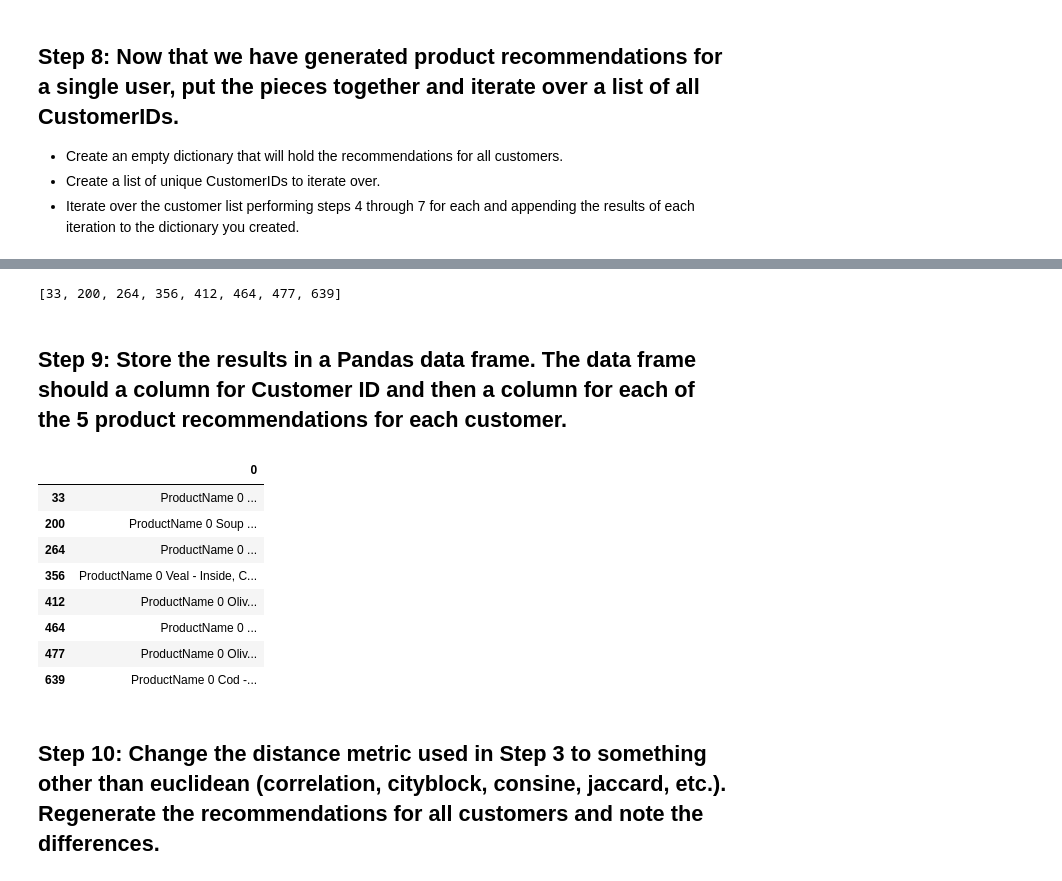
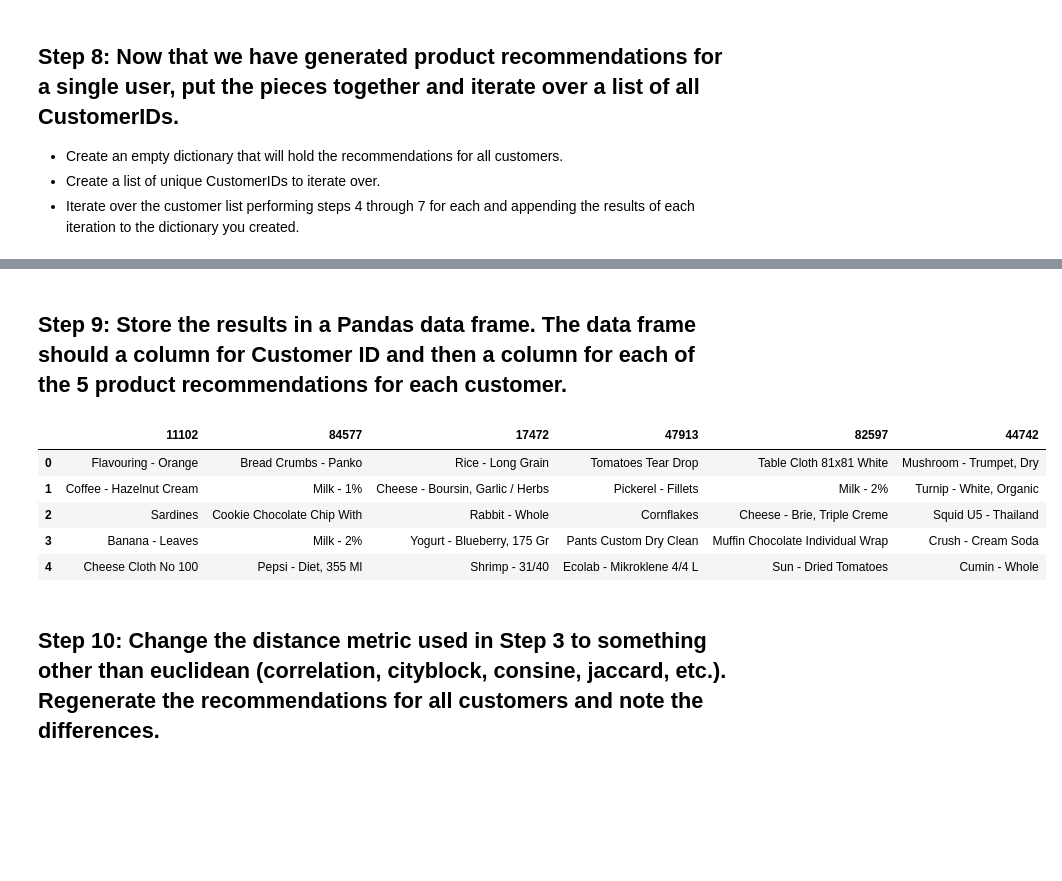
Before and after one commit to alejandroperela/datamad0119, a Jupyter notebook: module-2/lab-intro-recommender-systems/your-code/main.ipynb, the cells around one changed output, grey strips where cells are left out. Saved outputs shown, nothing was run; the diff lists cells and outputs as text; code cells hidden in the pictures; blank space fills up the shorter version.

```diff
--- a/module-2/lab-intro-recommender-systems/your-code/main.ipynb
+++ b/module-2/lab-intro-recommender-systems/your-code/main.ipynb
@@ -125,17 +126,22 @@ merged
 - Create a list of unique CustomerIDs to iterate over.
 - Iterate over the customer list performing steps 4 through 7 for each and appending the results of each iteration to the dictionary you created.
 # %%
-empty = {}
-CustomerIDs = [33, 200, 264, 356, 412, 464, 477, 639]
-for i in CustomerIDs:
-    similarities = distances[i].sort_values(ascending=False)[1:]
-    some_values = []
-    for k, j in dict(similarities.head()).items():
-        some_values.append(k)
-    data5 = quantities.loc[quantities['CustomerID'].isin(some_values)]
-    data5_new = data5.groupby('ProductName', as_index=False).agg({'Quantity':'sum'}).sort_values(['Quantity'],ascending=False)
-    merged = pd.merge(data5_new, quantities_pivot, on='ProductName')
-    merged = merged.loc[merged[i]==0].sort_values(['Quantity'],ascending=False).head()
-    merged = pd.DataFrame(merged.ProductName)
-    empty[i] = merged
-empty
+def recommendations(distance):
+    empty = {}
+    CustomerIDs = data['CustomerID'].sample(n=6, random_state=0)
+                  #[33, 200, 264, 356, 412]
+
+    distances = pd.DataFrame(1/(1 + squareform(pdist(quantities_pivot.T, distance))),
+                             index=quantities_pivot.columns, columns=quantities_pivot.columns)
+
+    for i in CustomerIDs:
+        similarities = distances[i].sort_values(ascending=False)[1:]
+        some_values = []
+        for k, j in dict(similarities.head()).items():
+            some_values.append(k)
+        data5 = quantities.loc[quantities['CustomerID'].isin(some_values)]
+        data5_new = data5.groupby('ProductName').agg({'Quantity':'sum'}).sort_values(['Quantity'],ascending=False)
+        merged = data5_new.merge(quantities_pivot, on='ProductName')
+        empty[i] = merged = merged.loc[merged[33]==0].sort_values(['Quantity'],ascending=False)[[i,'Quantity']].head().index
+
+    return empty
@@ -160,27 +148,13 @@ empty
-# %%
-lot_values = []
-for k, j in dict(empty).items():
-    lot_values.append(k)
-lot_values
-# %% [output]
-[33, 200, 264, 356, 412, 464, 477, 639]
 # %% [markdown]
 ##  Step 9: Store the results in a Pandas data frame. The data frame should a column for Customer ID and then a column for each of the 5 product recommendations for each customer.
-# %%
-for i in range(len(empty))
-empty_df = pd.DataFrame.from_dict(empty, orient='index')
-empty_df
-for k, j in dict(empty).items():
-    empty[33]
-# %% [output]
-|  | 0 |
-| 33 | ProductName 0 ... |
-| 200 | ProductName 0 Soup ... |
-| 264 | ProductName 0 ... |
-| 356 | ProductName 0 Veal - Inside, C... |
-| 412 | ProductName 0 Oliv... |
-| 464 | ProductName 0 ... |
-| 477 | ProductName 0 Oliv... |
-| 639 | ProductName 0 Cod -... |
+# %%
+pd.DataFrame.from_dict(recommendations('euclidean'))
+# %% [output]
+|  | 11102 | 84577 | 17472 | 47913 | 82597 | 44742 |
+| 0 | Flavouring - Orange | Bread Crumbs - Panko | Rice - Long Grain | Tomatoes Tear Drop | Table Cloth 81x81 White | Mushroom - Trumpet, Dry |
+| 1 | Coffee - Hazelnut Cream | Milk - 1% | Cheese - Boursin, Garlic / Herbs | Pickerel - Fillets | Milk - 2% | Turnip - White, Organic |
+| 2 | Sardines | Cookie Chocolate Chip With | Rabbit - Whole | Cornflakes | Cheese - Brie, Triple Creme | Squid U5 - Thailand |
+| 3 | Banana - Leaves | Milk - 2% | Yogurt - Blueberry, 175 Gr | Pants Custom Dry Clean | Muffin Chocolate Individual Wrap | Crush - Cream Soda |
+| 4 | Cheese Cloth No 100 | Pepsi - Diet, 355 Ml | Shrimp - 31/40 | Ecolab - Mikroklene 4/4 L | Sun - Dried Tomatoes | Cumin - Whole |
 # %% [markdown]
 ## Step 10: Change the distance metric used in Step 3 to something other than euclidean (correlation, cityblock, consine, jaccard, etc.). Regenerate the recommendations for all customers and note the differences.
```
Also changed, not shown: parts of 7 cells of this notebook.
